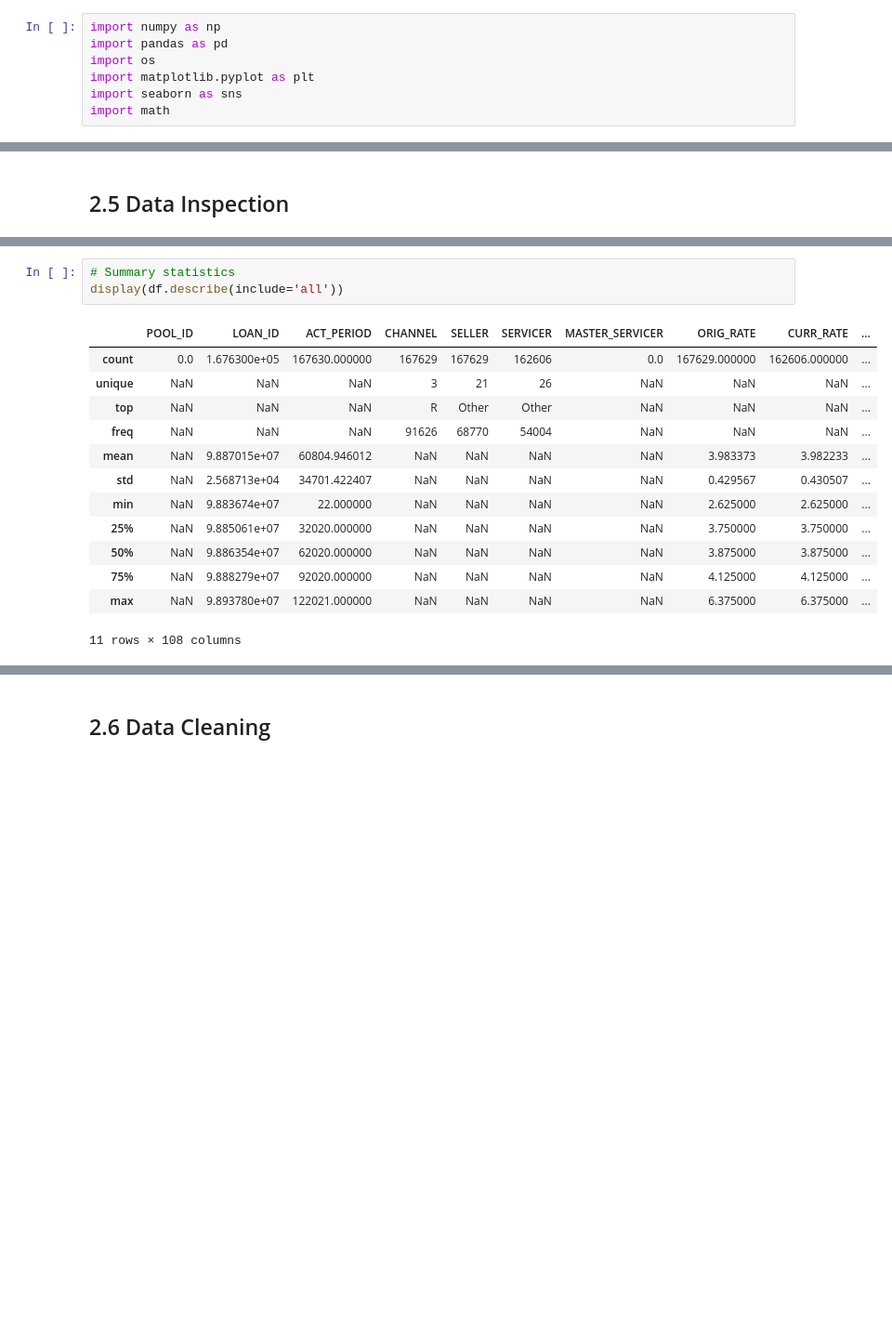
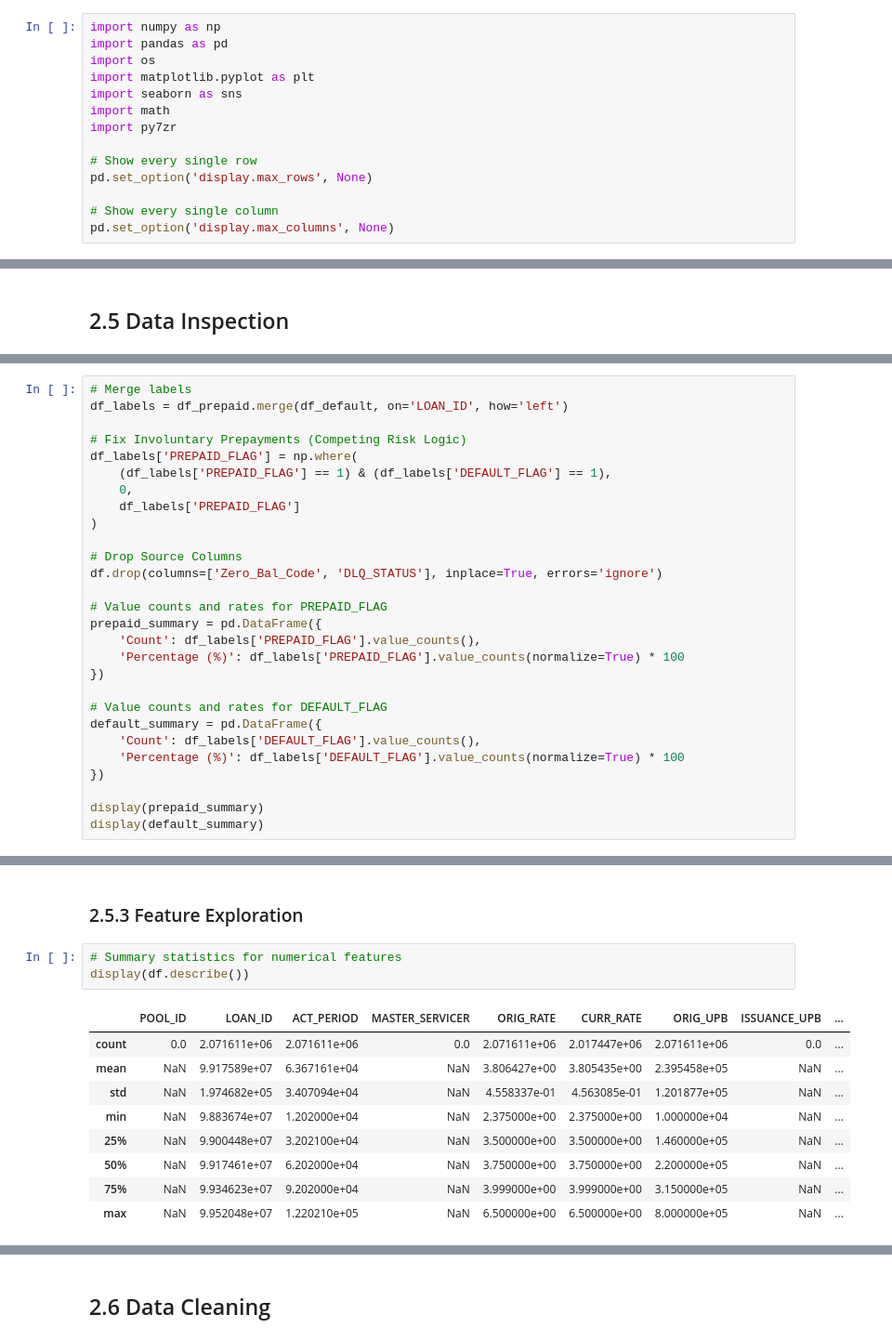
Before and after one commit to dallenwill/mortgage_risk_modeling, a Jupyter notebook: notebooks/mrm_02_data_wrangling.ipynb, the cells around one changed output, grey strips where cells are left out. Shown at 93% size. Drawn from its saved outputs; the diff is of its cells as text; blank space fills up the shorter version.

```diff
--- a/notebooks/mrm_02_data_wrangling.ipynb
+++ b/notebooks/mrm_02_data_wrangling.ipynb
@@ -33,5 +36,12 @@ import os
 import matplotlib.pyplot as plt
 import seaborn as sns
 import math
+import py7zr
+
+# Show every single row
+pd.set_option('display.max_rows', None)
+
+# Show every single column
+pd.set_option('display.max_columns', None)
 # %% [markdown]
 ## 2.4 Data Loading<a id='2.4_Data_Loading'></a>
@@ -89,0 +243,28 @@ memory usage: 138.1 MB
+# %%
+# Merge labels
+df_labels = df_prepaid.merge(df_default, on='LOAN_ID', how='left')
+
+# Fix Involuntary Prepayments (Competing Risk Logic)
+df_labels['PREPAID_FLAG'] = np.where(
+    (df_labels['PREPAID_FLAG'] == 1) & (df_labels['DEFAULT_FLAG'] == 1),
+    0,
+    df_labels['PREPAID_FLAG']
+)
+
+# Drop Source Columns
+df.drop(columns=['Zero_Bal_Code', 'DLQ_STATUS'], inplace=True, errors='ignore')
+
+# Value counts and rates for PREPAID_FLAG
+prepaid_summary = pd.DataFrame({
+    'Count': df_labels['PREPAID_FLAG'].value_counts(),
+    'Percentage (%)': df_labels['PREPAID_FLAG'].value_counts(normalize=True) * 100
+})
+
+# Value counts and rates for DEFAULT_FLAG
+default_summary = pd.DataFrame({
+    'Count': df_labels['DEFAULT_FLAG'].value_counts(),
+    'Percentage (%)': df_labels['DEFAULT_FLAG'].value_counts(normalize=True) * 100
+})
+
+display(prepaid_summary)
+display(default_summary)
@@ -90,17 +280,15 @@ memory usage: 138.1 MB
+# %% [markdown]
+### 2.5.3 Feature Exploration<a id='2.5.3_Feature_Exploration'></a>
 # %%
-# Summary statistics
-display(df.describe(include='all'))
+# Summary statistics for numerical features
+display(df.describe())
 # %% [output]
-|  | POOL_ID | LOAN_ID | ACT_PERIOD | CHANNEL | SELLER | SERVICER | MASTER_SERVICER | ORIG_RATE | CURR_RATE | ... |
-| count | 0.0 | 1.676300e+05 | 167630.000000 | 167629 | 167629 | 162606 | 0.0 | 167629.000000 | 162606.000000 | ... |
-| unique | NaN | NaN | NaN | 3 | 21 | 26 | NaN | NaN | NaN | ... |
-| top | NaN | NaN | NaN | R | Other | Other | NaN | NaN | NaN | ... |
-| freq | NaN | NaN | NaN | 91626 | 68770 | 54004 | NaN | NaN | NaN | ... |
-| mean | NaN | 9.887015e+07 | 60804.946012 | NaN | NaN | NaN | NaN | 3.983373 | 3.982233 | ... |
-| std | NaN | 2.568713e+04 | 34701.422407 | NaN | NaN | NaN | NaN | 0.429567 | 0.430507 | ... |
-| min | NaN | 9.883674e+07 | 22.000000 | NaN | NaN | NaN | NaN | 2.625000 | 2.625000 | ... |
-| 25% | NaN | 9.885061e+07 | 32020.000000 | NaN | NaN | NaN | NaN | 3.750000 | 3.750000 | ... |
-| 50% | NaN | 9.886354e+07 | 62020.000000 | NaN | NaN | NaN | NaN | 3.875000 | 3.875000 | ... |
-| 75% | NaN | 9.888279e+07 | 92020.000000 | NaN | NaN | NaN | NaN | 4.125000 | 4.125000 | ... |
-| max | NaN | 9.893780e+07 | 122021.000000 | NaN | NaN | NaN | NaN | 6.375000 | 6.375000 | ... |
+|  | POOL_ID | LOAN_ID | ACT_PERIOD | MASTER_SERVICER | ORIG_RATE | CURR_RATE | ORIG_UPB | ISSUANCE_UPB | ... |
+| count | 0.0 | 2.071611e+06 | 2.071611e+06 | 0.0 | 2.071611e+06 | 2.017447e+06 | 2.071611e+06 | 0.0 | ... |
+| mean | NaN | 9.917589e+07 | 6.367161e+04 | NaN | 3.806427e+00 | 3.805435e+00 | 2.395458e+05 | NaN | ... |
+| std | NaN | 1.974682e+05 | 3.407094e+04 | NaN | 4.558337e-01 | 4.563085e-01 | 1.201877e+05 | NaN | ... |
+| min | NaN | 9.883674e+07 | 1.202000e+04 | NaN | 2.375000e+00 | 2.375000e+00 | 1.000000e+04 | NaN | ... |
+| 25% | NaN | 9.900448e+07 | 3.202100e+04 | NaN | 3.500000e+00 | 3.500000e+00 | 1.460000e+05 | NaN | ... |
+| 50% | NaN | 9.917461e+07 | 6.202000e+04 | NaN | 3.750000e+00 | 3.750000e+00 | 2.200000e+05 | NaN | ... |
+| 75% | NaN | 9.934623e+07 | 9.202000e+04 | NaN | 3.999000e+00 | 3.999000e+00 | 3.150000e+05 | NaN | ... |
+| max | NaN | 9.952048e+07 | 1.220210e+05 | NaN | 6.500000e+00 | 6.500000e+00 | 8.000000e+05 | NaN | ... |
-11 rows × 108 columns
```
Also changed, not shown: parts of 71 cells of this notebook, 35 other files.
